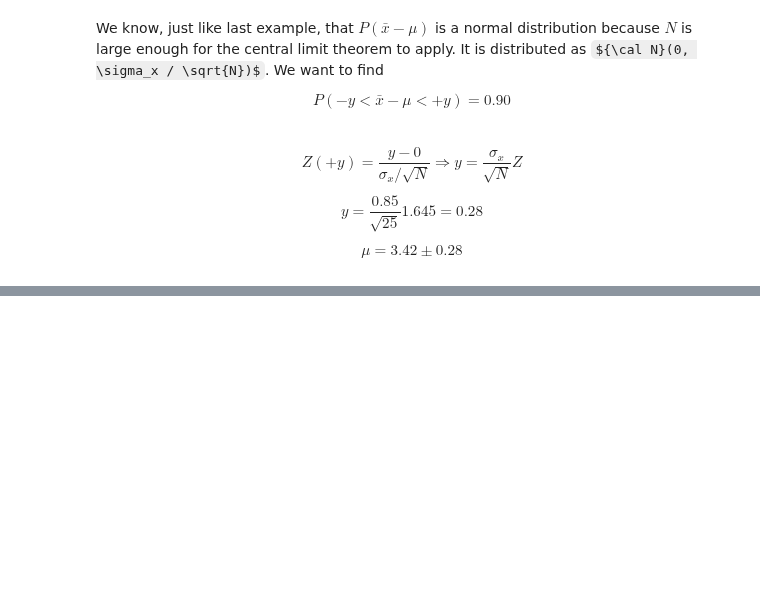
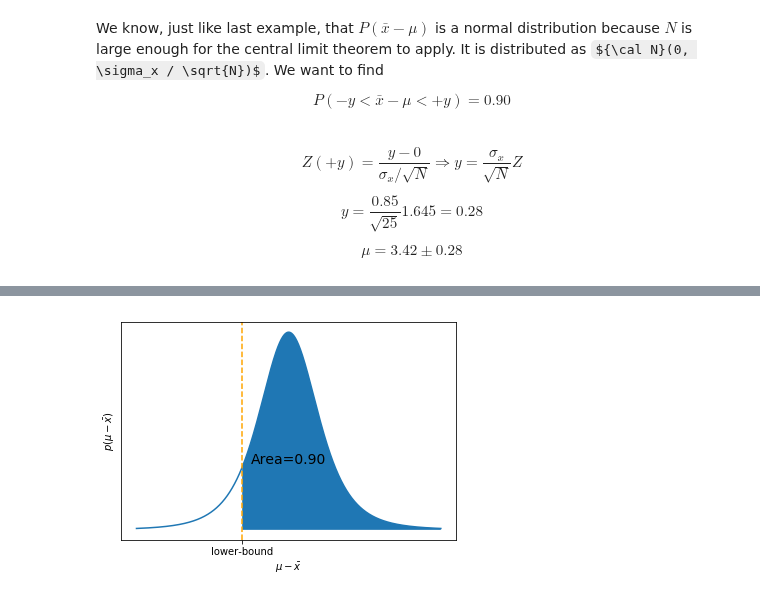
Before and after one commit to whitead/numerical_stats, a Jupyter notebook: unit_8/lectures/lecture_2.ipynb, the cells around one changed output, grey strips where cells are left out. Drawn from its saved outputs; the diff is of its cells as text; code cells hidden in the pictures; some formulas as TeX source; blank space fills up the shorter version.

Commit message:
Added new section on upper/lower to unit-8. Fixed typos

```diff
--- a/unit_8/lectures/lecture_2.ipynb
+++ b/unit_8/lectures/lecture_2.ipynb
@@ -229,0 +240,17 @@ $$\mu = 3.42 \pm 0.28$$
+# %%
+#make some points for plot
+N = 5
+x = np.linspace(-5,5, 1000)
+T = ss.t.ppf(0.10, df=N-1)
+y = ss.t.pdf(x, df=N-1)
+plt.plot(x,y)
+plt.fill_between(x, y, where= x > T)
+plt.text(0,np.max(y) / 3, 'Area=0.90', fontdict={'size':14}, horizontalalignment='center')
+plt.axvline(T, linestyle='--', color='orange')
+plt.xticks([T], ['lower-bound'])
+plt.yticks([])
+plt.ylabel(r'$p(\mu - \bar{x})$')
+plt.xlabel(r'$\mu - \bar{x}$')
+plt.show()
+# %% [output]
+[figure, added]
```
Also changed, not shown: parts of 7 cells of this notebook, 2 other files.
